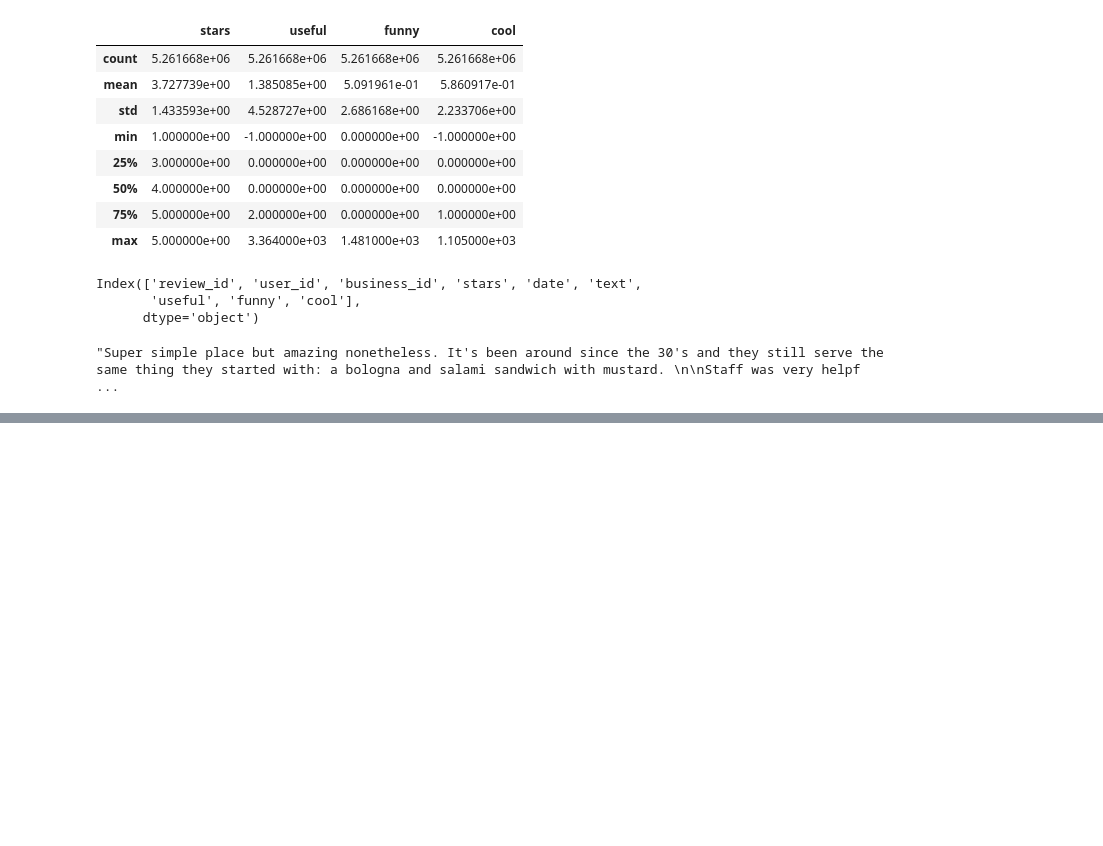
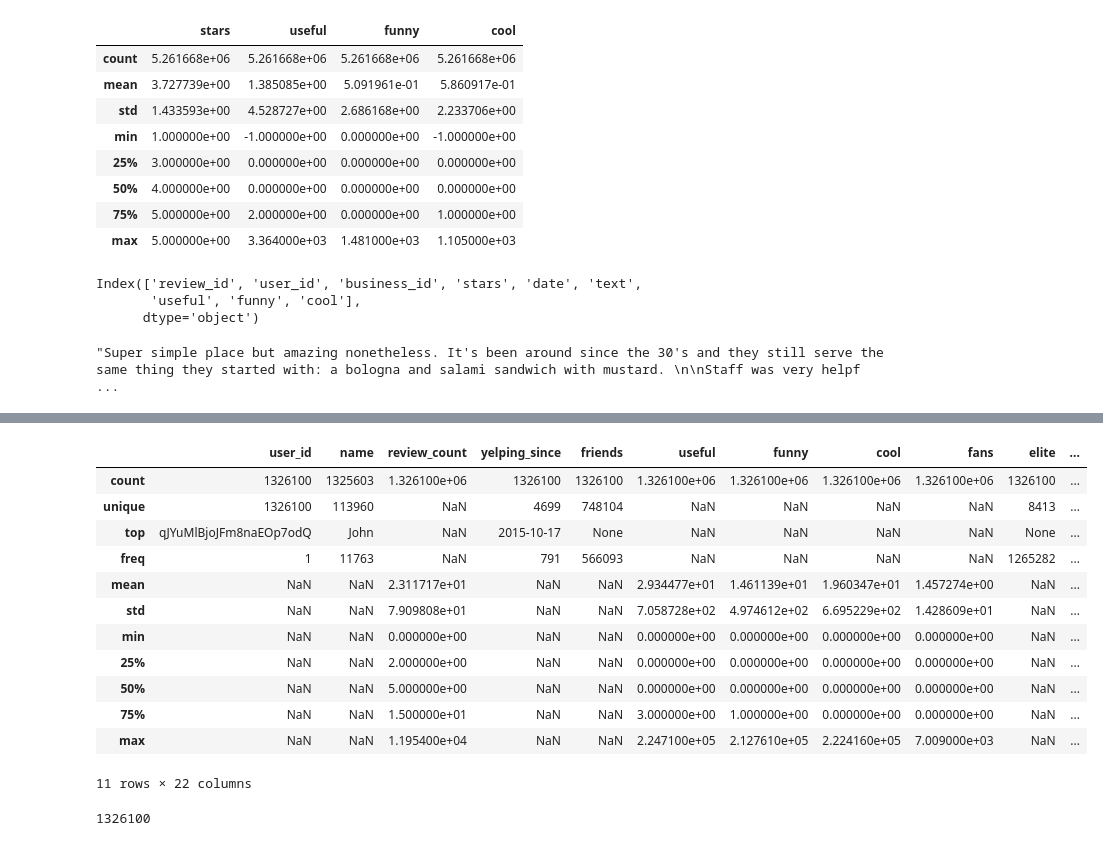
Before and after one commit to alanpurple/RestRecommend, a Jupyter notebook: rest_eda.ipynb, the cells around one changed output, grey strips where cells are left out. Cells and saved outputs as stored; diff of their text form; code cells hidden in the pictures; blank space fills up the shorter version.

```diff
--- a/rest_eda.ipynb
+++ b/rest_eda.ipynb
@@ -89,0 +160,2 @@ sample_list
+# %%
+user_df=pd.read_csv('data-yelp/yelp_user.csv')
@@ -89,0 +172,20 @@ sample_list
+# %%
+user_df.describe(include='all')
+# %% [output]
+|  | user_id | name | review_count | yelping_since | friends | useful | funny | cool | fans | elite | ... |
+| count | 1326100 | 1325603 | 1.326100e+06 | 1326100 | 1326100 | 1.326100e+06 | 1.326100e+06 | 1.326100e+06 | 1.326100e+06 | 1326100 | ... |
+| unique | 1326100 | 113960 | NaN | 4699 | 748104 | NaN | NaN | NaN | NaN | 8413 | ... |
+| top | qJYuMlBjoJFm8naEOp7odQ | John | NaN | 2015-10-17 | None | NaN | NaN | NaN | NaN | None | ... |
+| freq | 1 | 11763 | NaN | 791 | 566093 | NaN | NaN | NaN | NaN | 1265282 | ... |
+| mean | NaN | NaN | 2.311717e+01 | NaN | NaN | 2.934477e+01 | 1.461139e+01 | 1.960347e+01 | 1.457274e+00 | NaN | ... |
+| std | NaN | NaN | 7.909808e+01 | NaN | NaN | 7.058728e+02 | 4.974612e+02 | 6.695229e+02 | 1.428609e+01 | NaN | ... |
+| min | NaN | NaN | 0.000000e+00 | NaN | NaN | 0.000000e+00 | 0.000000e+00 | 0.000000e+00 | 0.000000e+00 | NaN | ... |
+| 25% | NaN | NaN | 2.000000e+00 | NaN | NaN | 0.000000e+00 | 0.000000e+00 | 0.000000e+00 | 0.000000e+00 | NaN | ... |
+| 50% | NaN | NaN | 5.000000e+00 | NaN | NaN | 0.000000e+00 | 0.000000e+00 | 0.000000e+00 | 0.000000e+00 | NaN | ... |
+| 75% | NaN | NaN | 1.500000e+01 | NaN | NaN | 3.000000e+00 | 1.000000e+00 | 0.000000e+00 | 0.000000e+00 | NaN | ... |
+| max | NaN | NaN | 1.195400e+04 | NaN | NaN | 2.247100e+05 | 2.127610e+05 | 2.224160e+05 | 7.009000e+03 | NaN | ... |
+11 rows × 22 columns
+# %%
+len(user_df)
+# %% [output]
+1326100
```
Also changed, not shown: parts of 22 cells of this notebook, 3 other files.
